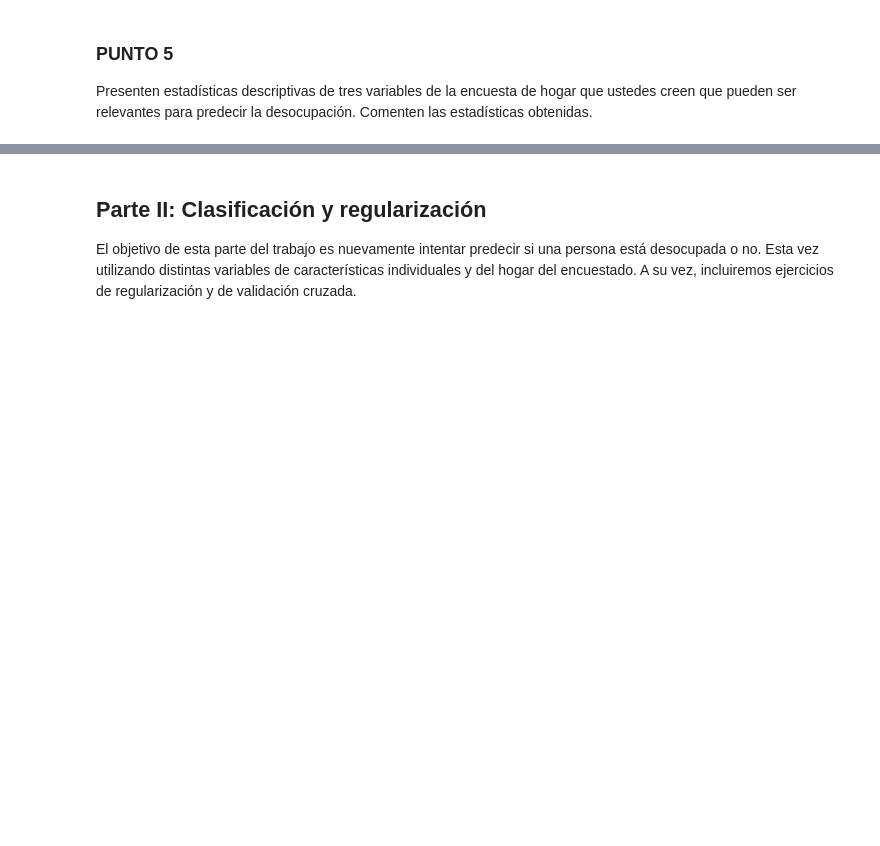
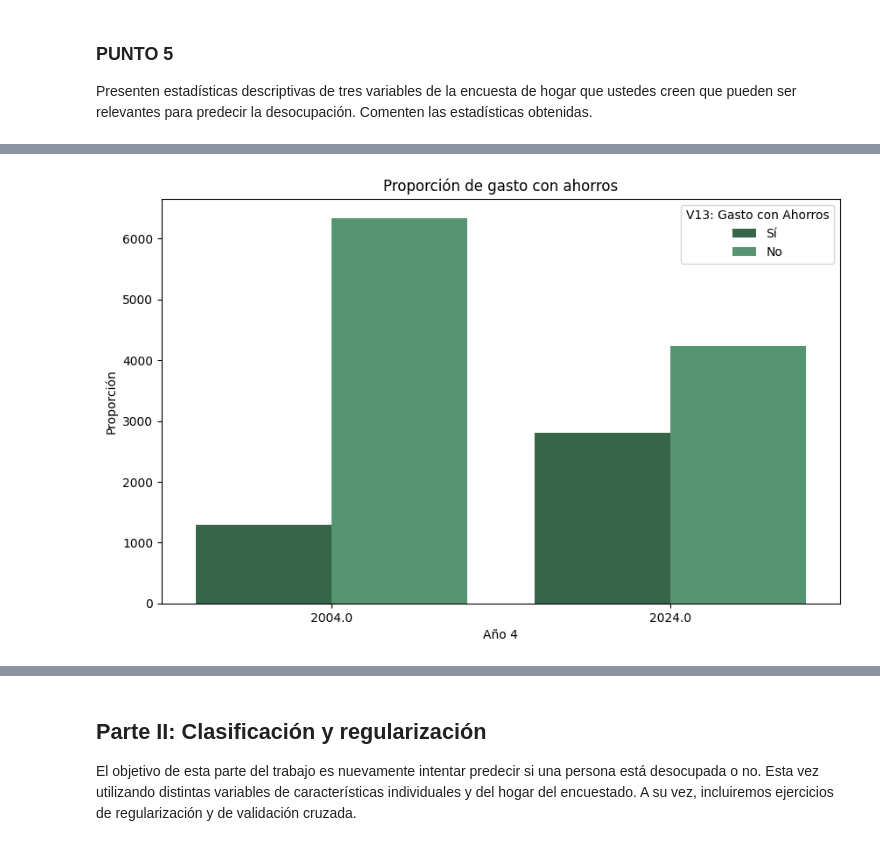
Before and after one commit to AngelaNavajas/CC408-T1-4, a Jupyter notebook: TP4/TP4.ipynb, the cells around one changed output, grey strips where cells are left out. Cells and saved outputs as stored; diff of their text form; code cells hidden in the pictures; blank space fills up the shorter version.

```diff
--- a/TP4/TP4.ipynb
+++ b/TP4/TP4.ipynb
@@ -511,3 +541,21 @@ Presenten estadísticas descriptivas de tres variables de la encuesta de hogar q
 # V7 (si en los últimos 3 meses vivieron con mercaderia, ropa, alimentos de personas externas al hogar)
 # %%
 # V13 (si en los ultimos 3 meses vivieron gastando lo que tenian ahorrado)
+
+# Reemplazar las etiquetas 'sí' y 'no' en la variable 'v13'
+base_limpia['v13'] = base_limpia['v13']
+
+# Crear el gráfico de barras con tonalidades de verde
+plt.figure(figsize=(10, 6))
+sns.countplot(data=base_limpia, x='ano4', hue='v13', palette=["#2F6D47", "#4C9F70"])
+
+# Etiquetas y título
+plt.title('Proporción de gasto con ahorros')
+plt.xlabel('Año 4')
+plt.ylabel('Proporción')
+plt.legend(title='V13: Gasto con Ahorros', loc='upper right', labels=['Sí', 'No'])
+
+# Mostrar el gráfico
+plt.show()
+# %% [output]
+[figure, added]
```
Also changed, not shown: parts of 6 cells of this notebook.
